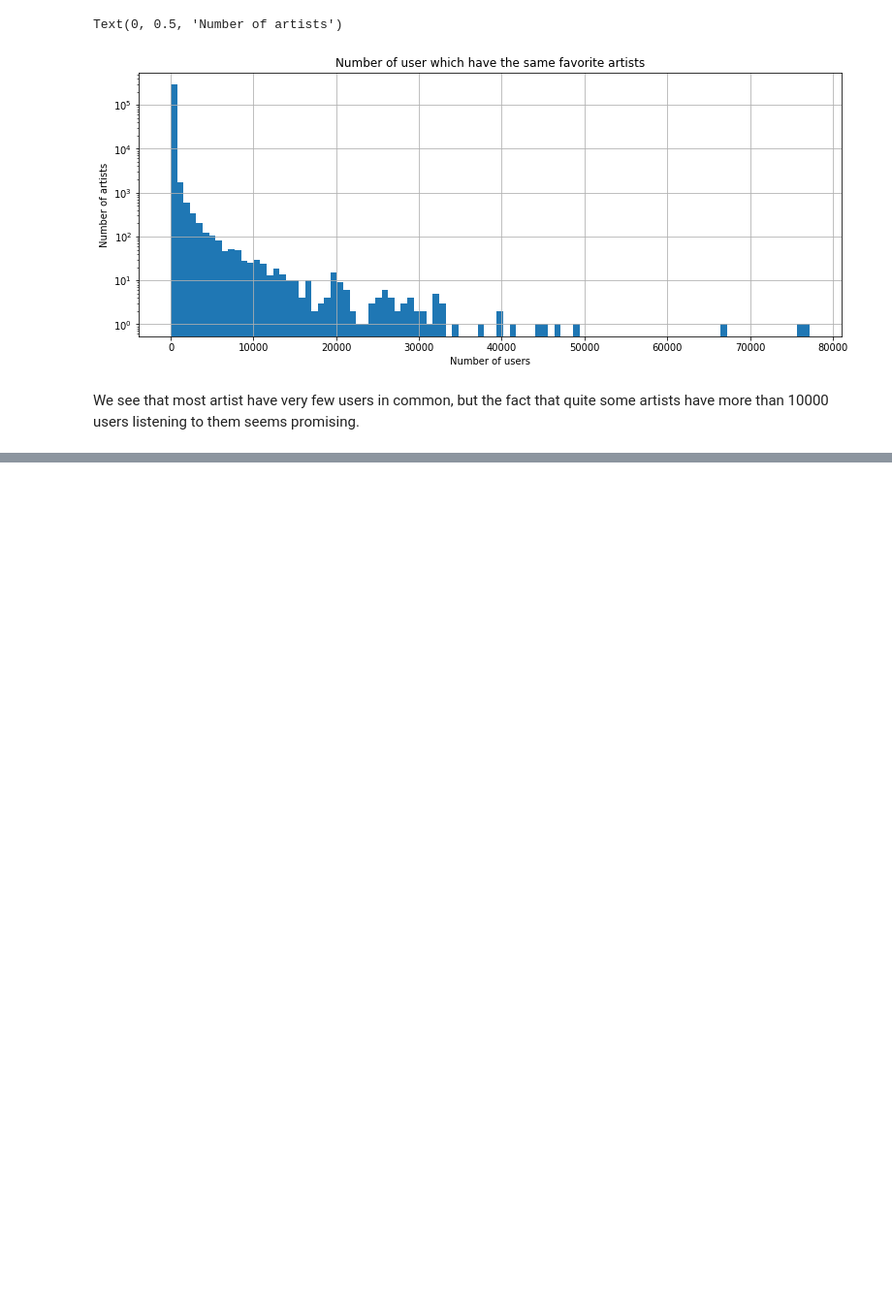
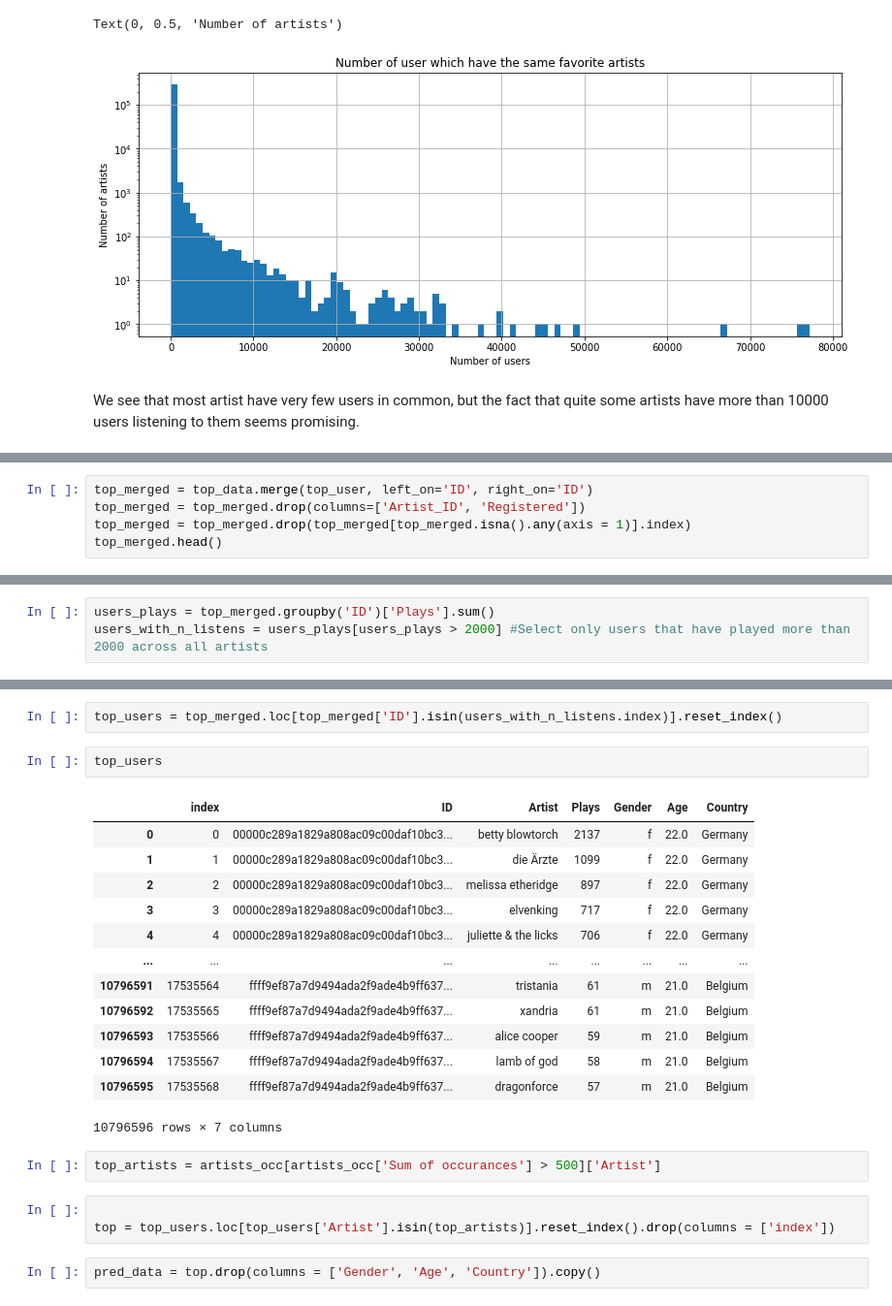
Before and after one commit to Caotick/mlbd-project, a Jupyter notebook: mlbd_project.ipynb, the cells around one changed output, grey strips where cells are left out. Shown at 97% size. Drawn from its saved outputs; the diff is of its cells as text; blank space fills up the shorter version.

```diff
--- a/mlbd_project.ipynb
+++ b/mlbd_project.ipynb
@@ -222,0 +251,5 @@ We see that most artist have very few users in common, but the fact that quite s
+# %%
+top_merged = top_data.merge(top_user, left_on='ID', right_on='ID')
+top_merged = top_merged.drop(columns=['Artist_ID', 'Registered'])
+top_merged = top_merged.drop(top_merged[top_merged.isna().any(axis = 1)].index)
+top_merged.head()
@@ -222,0 +263,3 @@ We see that most artist have very few users in common, but the fact that quite s
+# %%
+users_plays = top_merged.groupby('ID')['Plays'].sum()
+users_with_n_listens = users_plays[users_plays > 2000] #Select only users that have played more than 2000 across all artists
@@ -222,0 +282,25 @@ We see that most artist have very few users in common, but the fact that quite s
+# %%
+top_users = top_merged.loc[top_merged['ID'].isin(users_with_n_listens.index)].reset_index()
+# %%
+top_users
+# %% [output]
+|  | index | ID | Artist | Plays | Gender | Age | Country |
+| 0 | 0 | 00000c289a1829a808ac09c00daf10bc3... | betty blowtorch | 2137 | f | 22.0 | Germany |
+| 1 | 1 | 00000c289a1829a808ac09c00daf10bc3... | die Ärzte | 1099 | f | 22.0 | Germany |
+| 2 | 2 | 00000c289a1829a808ac09c00daf10bc3... | melissa etheridge | 897 | f | 22.0 | Germany |
+| 3 | 3 | 00000c289a1829a808ac09c00daf10bc3... | elvenking | 717 | f | 22.0 | Germany |
+| 4 | 4 | 00000c289a1829a808ac09c00daf10bc3... | juliette & the licks | 706 | f | 22.0 | Germany |
+| ... | ... | ... | ... | ... | ... | ... | ... |
+| 10796591 | 17535564 | ffff9ef87a7d9494ada2f9ade4b9ff637... | tristania | 61 | m | 21.0 | Belgium |
+| 10796592 | 17535565 | ffff9ef87a7d9494ada2f9ade4b9ff637... | xandria | 61 | m | 21.0 | Belgium |
+| 10796593 | 17535566 | ffff9ef87a7d9494ada2f9ade4b9ff637... | alice cooper | 59 | m | 21.0 | Belgium |
+| 10796594 | 17535567 | ffff9ef87a7d9494ada2f9ade4b9ff637... | lamb of god | 58 | m | 21.0 | Belgium |
+| 10796595 | 17535568 | ffff9ef87a7d9494ada2f9ade4b9ff637... | dragonforce | 57 | m | 21.0 | Belgium |
+10796596 rows × 7 columns
+# %%
+top_artists = artists_occ[artists_occ['Sum of occurances'] > 500]['Artist']
+# %%
+
+top = top_users.loc[top_users['Artist'].isin(top_artists)].reset_index().drop(columns = ['index'])
+# %%
+pred_data = top.drop(columns = ['Gender', 'Age', 'Country']).copy()
```
Also changed, not shown: parts of 31 cells of this notebook.
